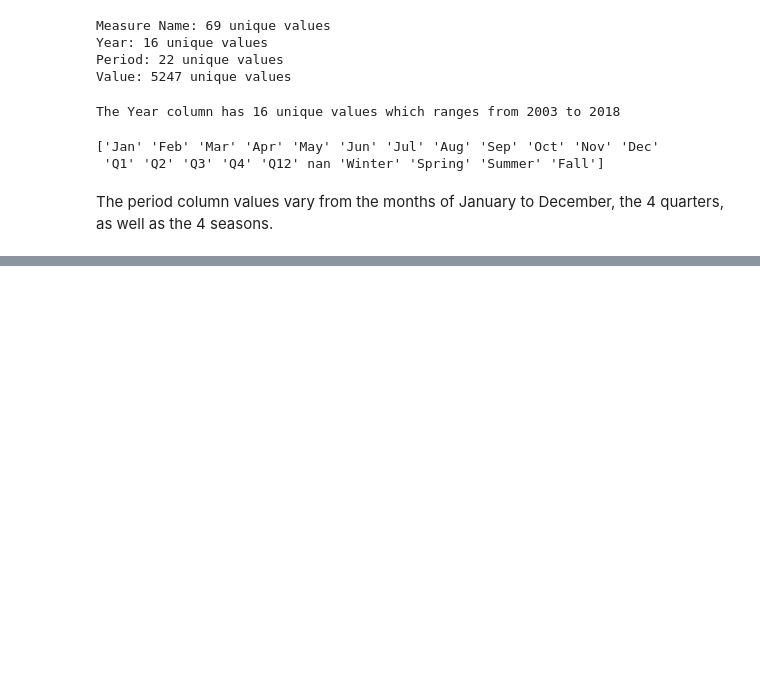
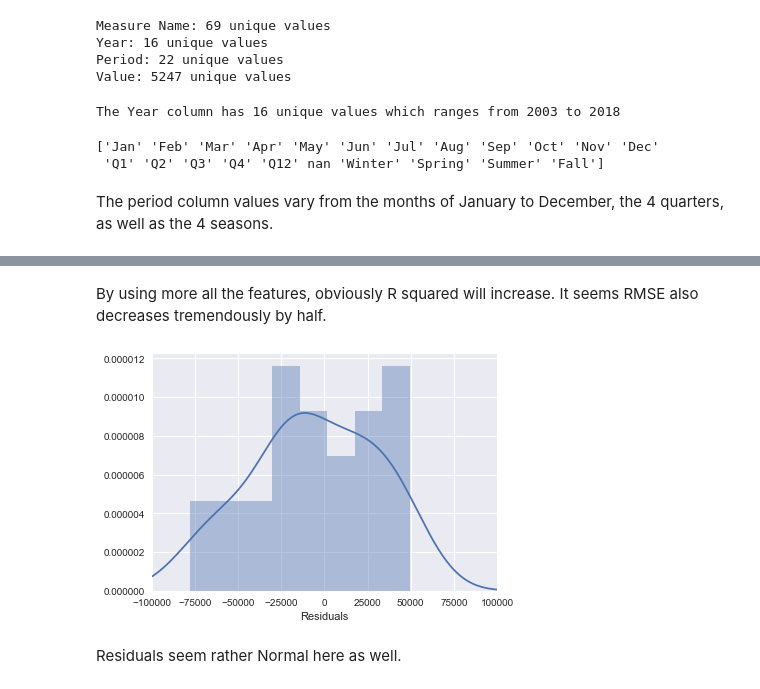
Before and after one commit to kennethnyu/mybasicregression, a Jupyter notebook: Simple Linear Regression.ipynb, the cells around one changed output, grey strips where cells are left out. Cells and saved outputs as stored; diff of their text form; code cells hidden in the pictures; blank space fills up the shorter version.

```diff
--- a/Simple Linear Regression.ipynb
+++ b/Simple Linear Regression.ipynb
@@ -181,0 +257,12 @@ I am very curious as to how the measures relate to one another: correlation & mu
+# %% [markdown]
+By using more all the features, obviously R squared will increase. It seems RMSE also decreases tremendously by half.
+# %%
+fig,ax=plt.subplots()
+sns.distplot((y1_test-predictions1),bins=8)
+ax.set_xlabel("Residuals")
+ax.set_xlim(-100000,100000)
+fig.tight_layout()
+# %% [output]
+[figure, added]
+# %% [markdown]
+Residuals seem rather Normal here as well.
```
Also changed, not shown: parts of 50 cells of this notebook.
